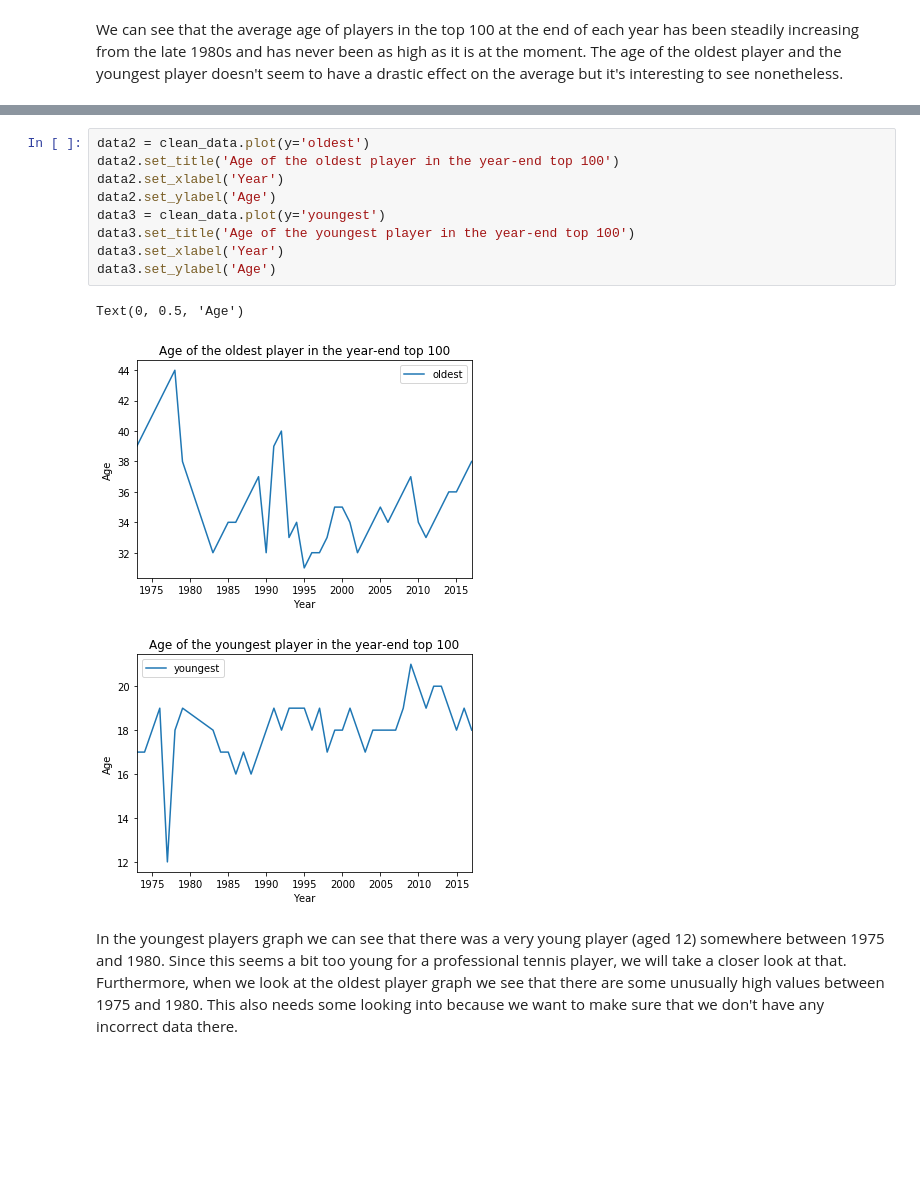
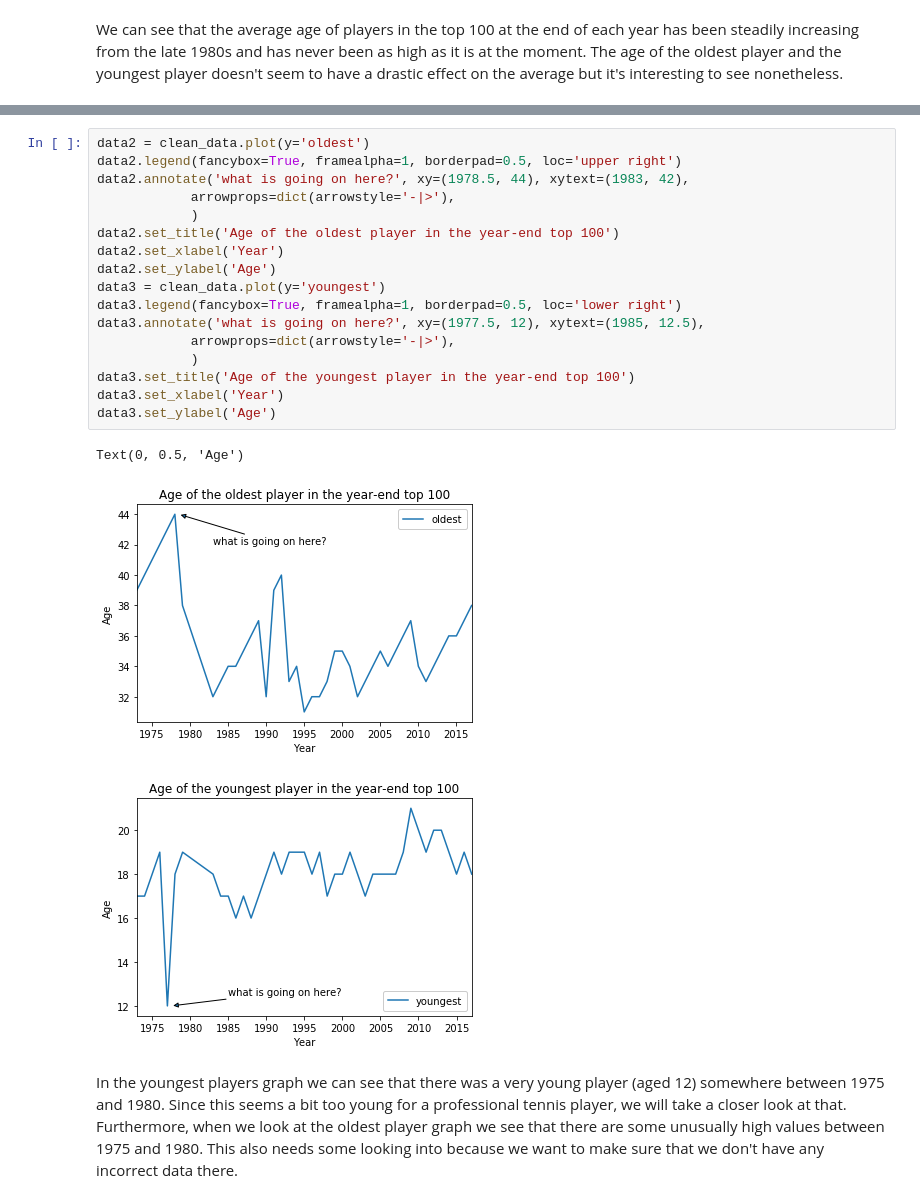
Before and after one commit to tuule/atp-rankings-stats, a Jupyter notebook: atp-rankings-stats.ipynb, the cells around one changed output, grey strips where cells are left out. Drawn from its saved outputs; the diff is of its cells as text; blank space fills up the shorter version.

```diff
--- a/atp-rankings-stats.ipynb
+++ b/atp-rankings-stats.ipynb
@@ -199,16 +206,24 @@ Text(17.200000000000003, 0.5, 'Age')
 # %%
 data2 = clean_data.plot(y='oldest')
+data2.legend(fancybox=True, framealpha=1, borderpad=0.5, loc='upper right')
+data2.annotate('what is going on here?', xy=(1978.5, 44), xytext=(1983, 42),
+            arrowprops=dict(arrowstyle='-|>'),
+            )
 data2.set_title('Age of the oldest player in the year-end top 100')
 data2.set_xlabel('Year')
 data2.set_ylabel('Age')
 data3 = clean_data.plot(y='youngest')
+data3.legend(fancybox=True, framealpha=1, borderpad=0.5, loc='lower right')
+data3.annotate('what is going on here?', xy=(1977.5, 12), xytext=(1985, 12.5),
+            arrowprops=dict(arrowstyle='-|>'),
+            )
 data3.set_title('Age of the youngest player in the year-end top 100')
 data3.set_xlabel('Year')
 data3.set_ylabel('Age')
 # %% [output]
 Text(0, 0.5, 'Age')
-[figure, old version]
+[figure, new version]
-[figure, old version]
+[figure, new version]
 # %% [markdown]
 In the youngest players graph we can see that there was a very young player (aged 12) somewhere between 1975 and 1980. Since this seems a bit too young for a professional tennis player, we will take a closer look at that. Furthermore, when we look at the oldest player graph we see that there are some unusually high values between 1975 and 1980. This also needs some looking into because we want to make sure that we don't have any incorrect data there.
 # %%
```
Also changed, not shown: parts of 6 cells of this notebook.
